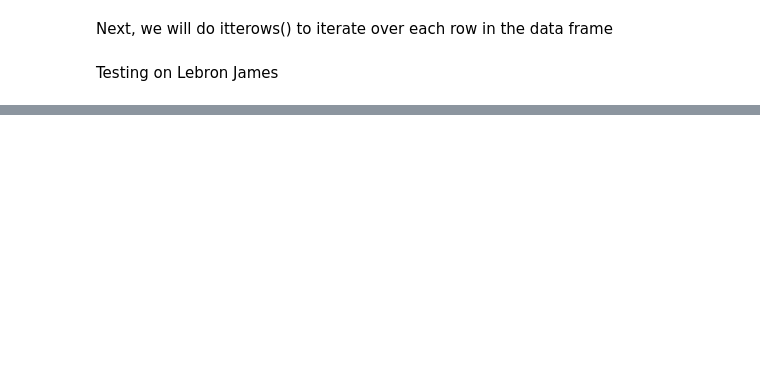
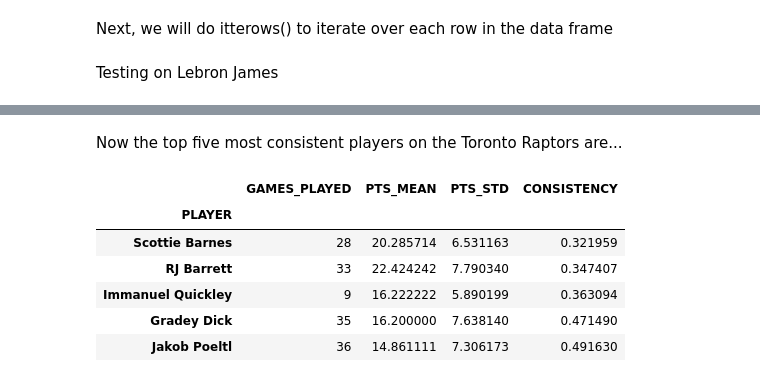
Before and after one commit to nathancmaniego/toronto_raptors_player_consistency, a Jupyter notebook: main.ipynb, the cells around one changed output, grey strips where cells are left out. Drawn from its saved outputs; the diff is of its cells as text; code cells hidden in the pictures; blank space fills up the shorter version.

```diff
--- a/main.ipynb
+++ b/main.ipynb
@@ -189,2 +190,20 @@ toronto_raptors_data
 # %%
 # Creating a new dataframe
+consistency_data = toronto_raptors_data.groupby('PLAYER').agg(
+    GAMES_PLAYED=('Game_ID', 'count'),
+    PTS_MEAN=('PTS', 'mean'),
+    PTS_STD=('PTS', 'std'))
+consistency_data['CONSISTENCY'] = consistency_data['PTS_STD'] / consistency_data['PTS_MEAN']
+consistency_data = consistency_data.sort_values(by='CONSISTENCY', ascending=True)
+# %% [markdown]
+Now the top five most consistent players on the Toronto Raptors are...
+# %%
+consistency_data.head()
+# %% [output]
+|  | GAMES_PLAYED | PTS_MEAN | PTS_STD | CONSISTENCY |
+| PLAYER |  |  |  |  |
+| Scottie Barnes | 28 | 20.285714 | 6.531163 | 0.321959 |
+| RJ Barrett | 33 | 22.424242 | 7.790340 | 0.347407 |
+| Immanuel Quickley | 9 | 16.222222 | 5.890199 | 0.363094 |
+| Gradey Dick | 35 | 16.200000 | 7.638140 | 0.471490 |
+| Jakob Poeltl | 36 | 14.861111 | 7.306173 | 0.491630 |
```
Also changed, not shown: parts of 5 cells of this notebook.
